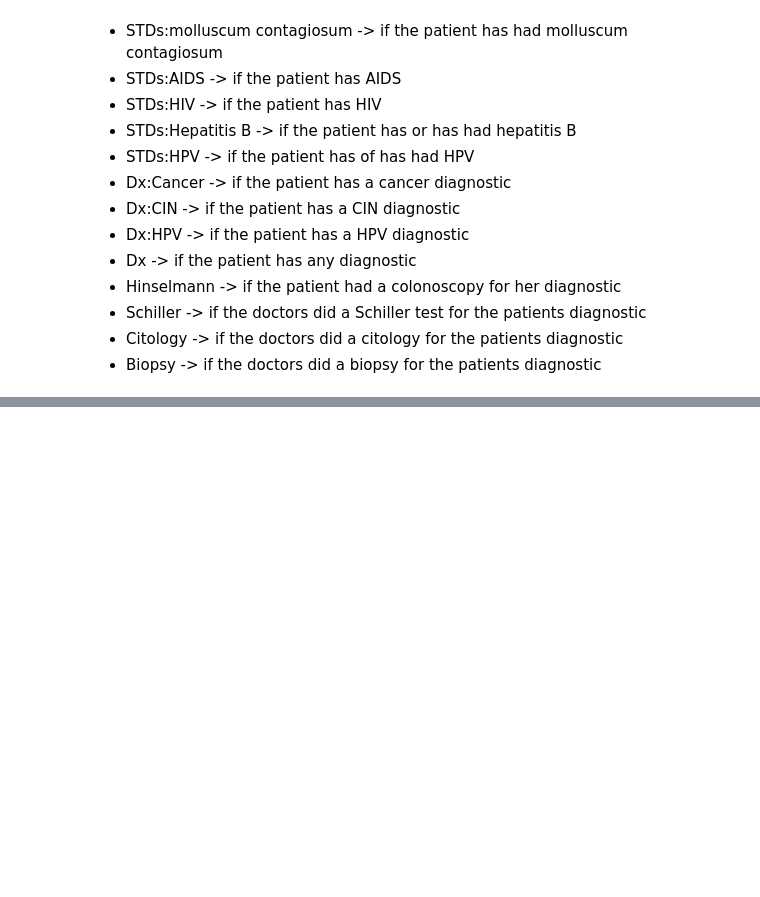
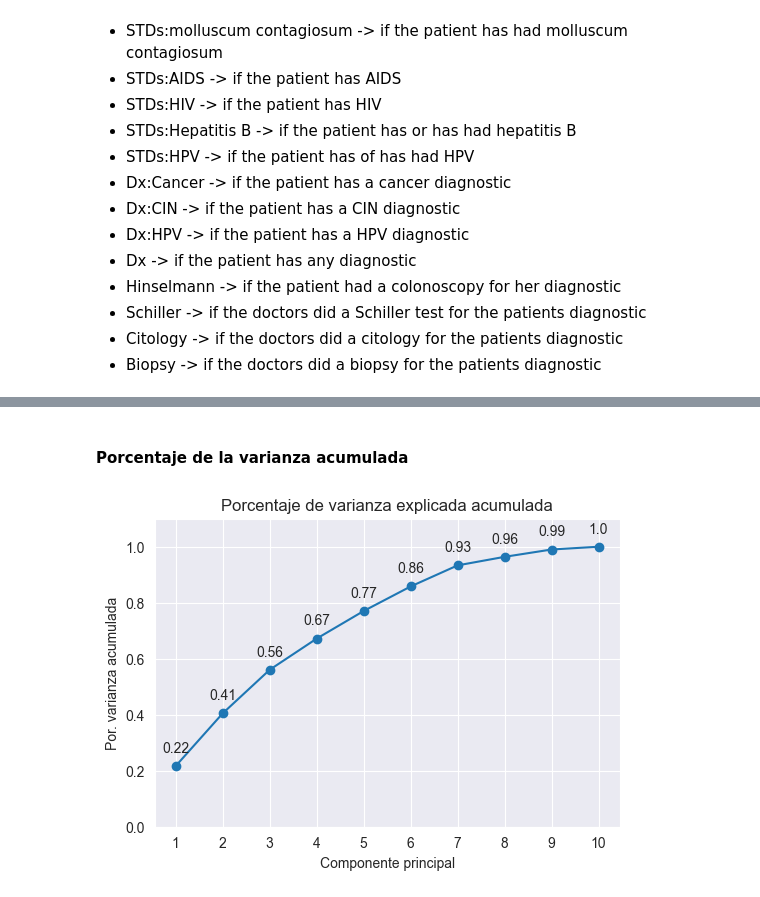
Before and after one commit to jichicoj/Labs_DS, a Jupyter notebook: lab 1/lab_1.ipynb, the cells around one changed output, grey strips where cells are left out. Saved outputs shown, nothing was run; the diff lists cells and outputs as text; code cells hidden in the pictures; blank space fills up the shorter version.

```diff
--- a/lab 1/lab_1.ipynb
+++ b/lab 1/lab_1.ipynb
@@ -203,0 +219,16 @@ plt.show()
+# %%
+from sklearn.preprocessing import StandardScaler
+from sklearn.decomposition import PCA
+from sklearn.pipeline import make_pipeline
+
+pca_pipe = make_pipeline(StandardScaler(),PCA()) #Se escalan los datos y luego se le aplica PCA
+pca_pipe.fit(data[n_numerical_cols])
+#Se extrae el modelo del pipeline
+modelo_pca = pca_pipe.named_steps['pca']
+
+#Se convierte el arreglo en data frame
+pd.DataFrame(
+    data = modelo_pca.components_,
+    columns = n_numerical_cols,
+    index = ['PC1','PC2','PC3','PC5','PC6','PC7','PC8', 'PC9', 'PC10', 'PC11']
+)
@@ -203,0 +247,28 @@ plt.show()
+# %% [markdown]
+#### Porcentaje de la varianza acumulada
+# %%
+prop_varianza_acum = modelo_pca.explained_variance_ratio_.cumsum()
+fig, ax = plt.subplots(nrows=1, ncols=1, figsize=(6, 4))
+ax.plot(
+    np.arange(len(n_numerical_cols)) + 1,
+    prop_varianza_acum,
+    marker = 'o'
+)
+
+for x, y in zip(np.arange(len(n_numerical_cols)) + 1, prop_varianza_acum):
+    label = round(y, 2)
+    ax.annotate(
+        label,
+        (x,y),
+        textcoords="offset points",
+        xytext=(0,10),
+        ha='center'
+    )
+
+ax.set_ylim(0, 1.1)
+ax.set_xticks(np.arange(modelo_pca.n_components_) + 1)
+ax.set_title('Porcentaje de varianza explicada acumulada')
+ax.set_xlabel('Componente principal')
+ax.set_ylabel('Por. varianza acumulada');
+# %% [output]
+[figure, added]
```
Also changed, not shown: parts of 19 cells of this notebook.
